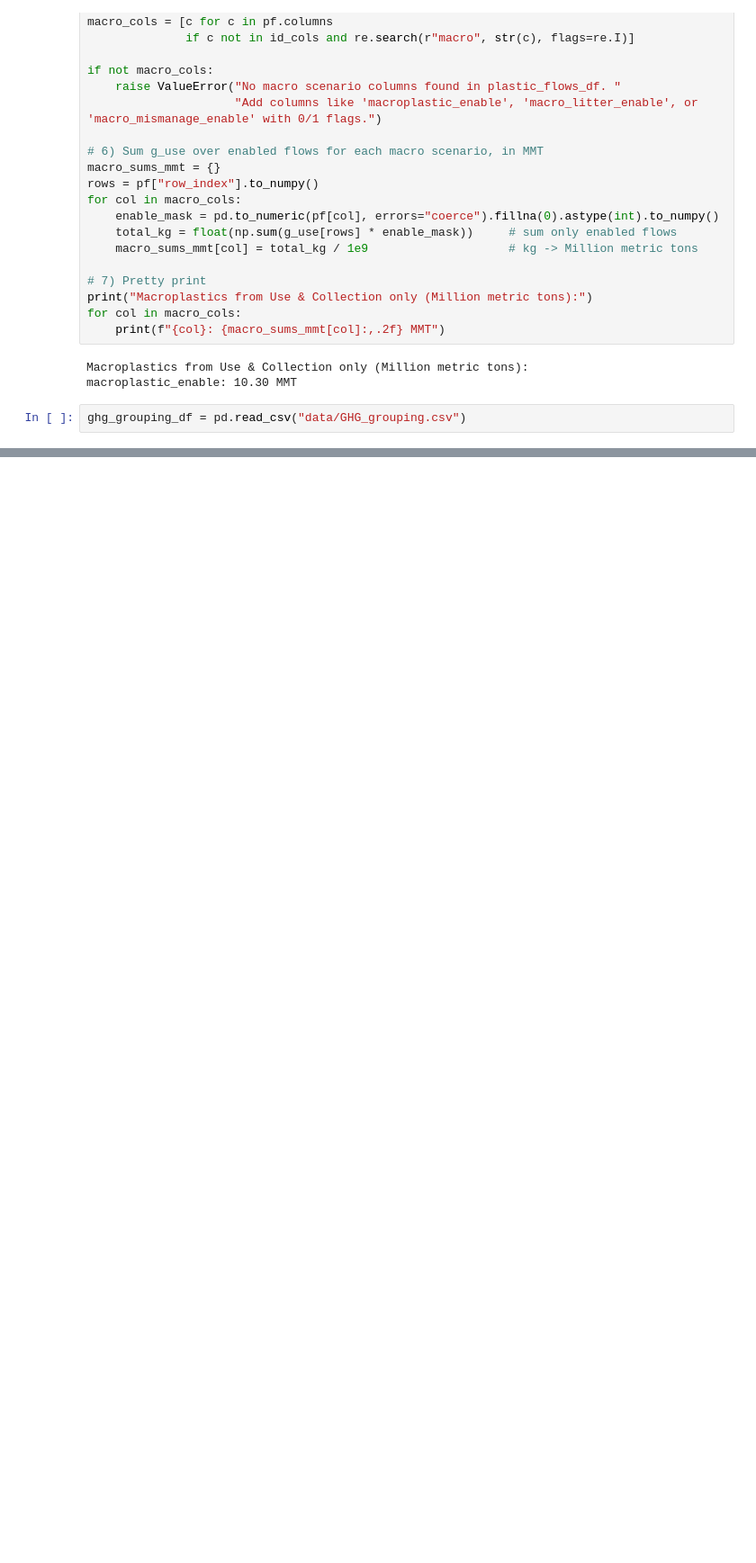
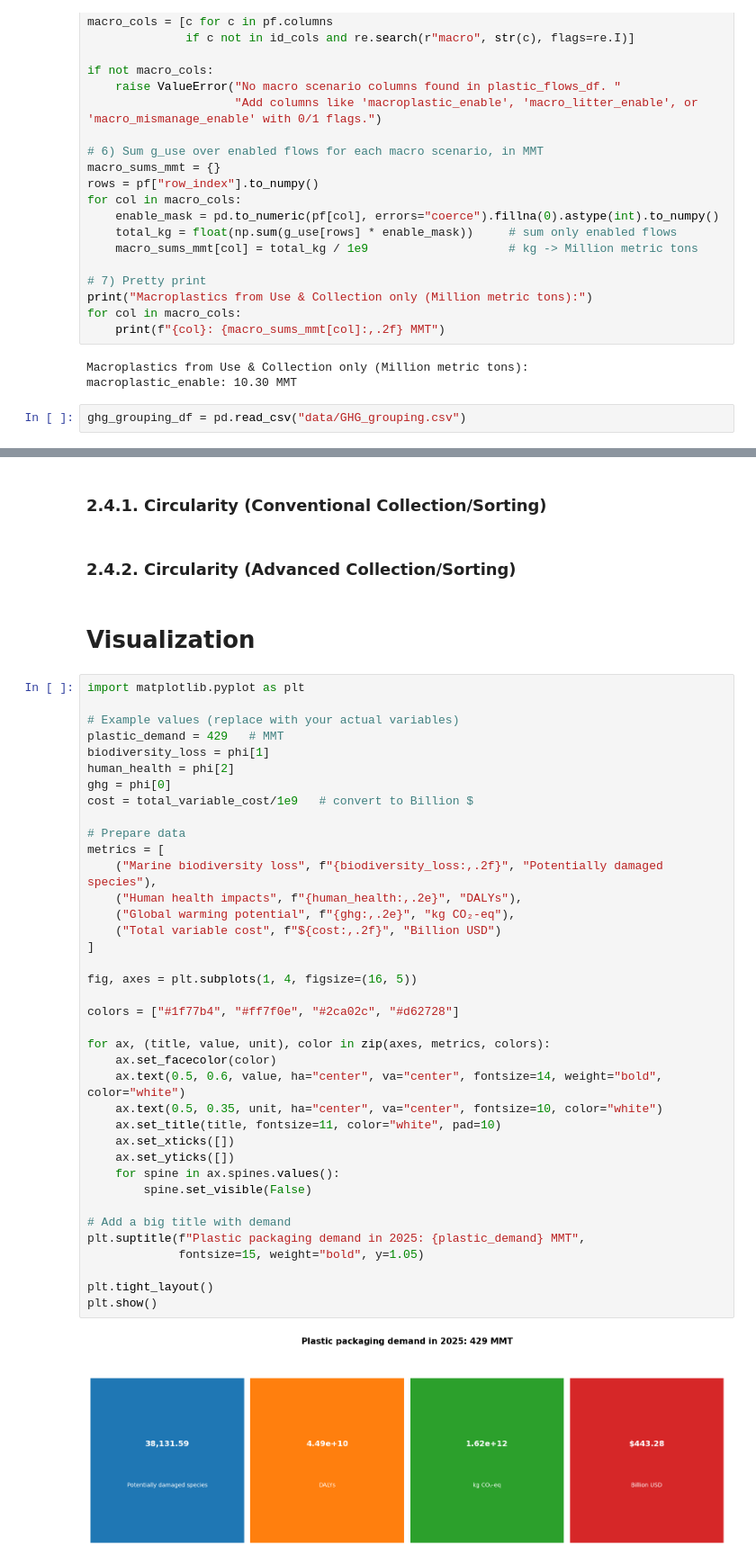
Before and after one commit to FarshidNazemi/packaging-roadmap, a Jupyter notebook: test.ipynb, the cells around one changed output, grey strips where cells are left out. Shown at 90% size. Cells and saved outputs as stored; diff of their text form; blank space fills up the shorter version.

```diff
--- a/test.ipynb
+++ b/test.ipynb
@@ -910,0 +992,46 @@ Top 10 contributors to phi[0] (with grouping):
+# %% [markdown]
+### 2.4.1. Circularity (Conventional Collection/Sorting)
+# %% [markdown]
+### 2.4.2. Circularity (Advanced Collection/Sorting)
+# %% [markdown]
+# Visualization
+# %%
+import matplotlib.pyplot as plt
+
+# Example values (replace with your actual variables)
+plastic_demand = 429   # MMT
+biodiversity_loss = phi[1]
+human_health = phi[2]
+ghg = phi[0]
+cost = total_variable_cost/1e9   # convert to Billion $
+
+# Prepare data
+metrics = [
+    ("Marine biodiversity loss", f"{biodiversity_loss:,.2f}", "Potentially damaged species"),
+    ("Human health impacts", f"{human_health:,.2e}", "DALYs"),
+    ("Global warming potential", f"{ghg:,.2e}", "kg CO₂-eq"),
+    ("Total variable cost", f"${cost:,.2f}", "Billion USD")
+]
+
+fig, axes = plt.subplots(1, 4, figsize=(16, 5))
+
+colors = ["#1f77b4", "#ff7f0e", "#2ca02c", "#d62728"]
+
+for ax, (title, value, unit), color in zip(axes, metrics, colors):
+    ax.set_facecolor(color)
+    ax.text(0.5, 0.6, value, ha="center", va="center", fontsize=14, weight="bold", color="white")
+    ax.text(0.5, 0.35, unit, ha="center", va="center", fontsize=10, color="white")
+    ax.set_title(title, fontsize=11, color="white", pad=10)
+    ax.set_xticks([])
+    ax.set_yticks([])
+    for spine in ax.spines.values():
+        spine.set_visible(False)
+
+# Add a big title with demand
+plt.suptitle(f"Plastic packaging demand in 2025: {plastic_demand} MMT",
+             fontsize=15, weight="bold", y=1.05)
+
+plt.tight_layout()
+plt.show()
+# %% [output]
+[figure, added]
```
Also changed, not shown: parts of 17 cells of this notebook, 3 other files.
